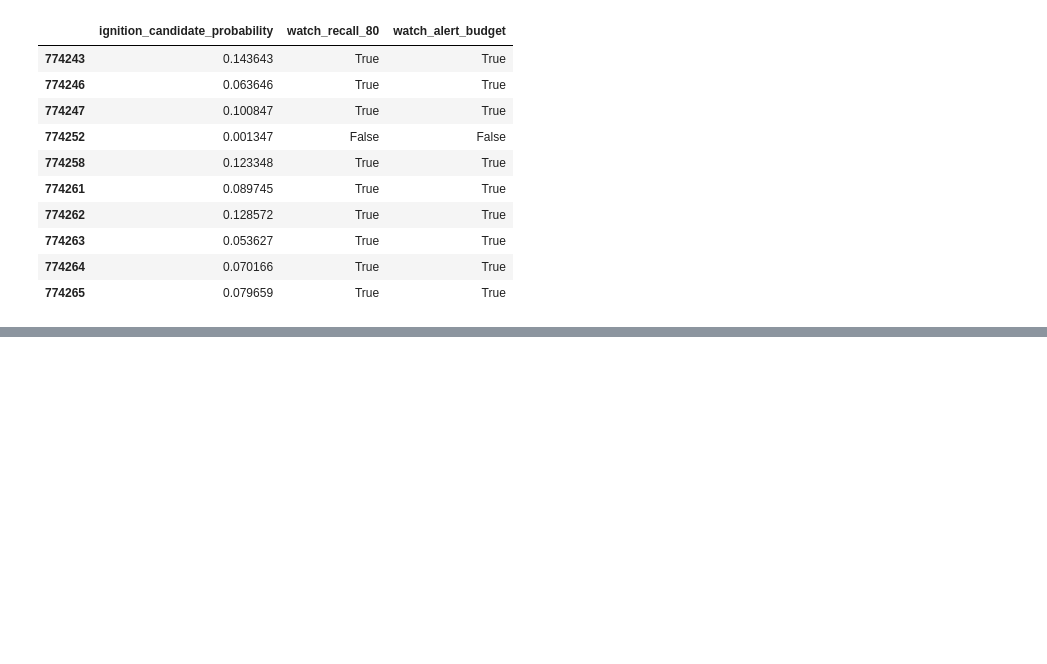
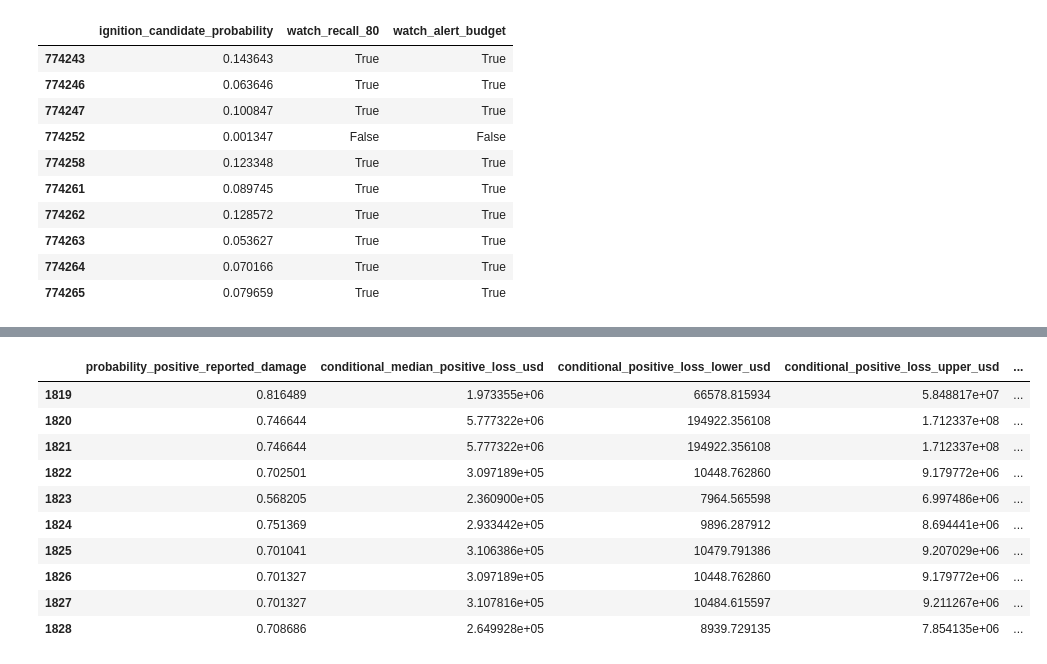
Before and after one commit to hz0410/wildfire_prediction, a Jupyter notebook: improved_model.ipynb, the cells around one changed output, grey strips where cells are left out. Saved outputs shown, nothing was run; the diff lists cells and outputs as text; code cells hidden in the pictures; blank space fills up the shorter version.

```diff
--- a/improved_model.ipynb
+++ b/improved_model.ipynb
@@ -1132,0 +1818,61 @@ display(smoke_test_predictions[[
+# %%
+def prepare_economic_context(frame):
+    context = frame.copy()
+    if "date" not in context:
+        raise ValueError("Economic context requires a date column")
+    if "STATE" not in context:
+        raise ValueError(
+            "Economic context requires NOAA-style uppercase STATE names"
+        )
+    date = pd.to_datetime(context["date"])
+    context["sin_month"] = np.sin(2 * np.pi * date.dt.month / 12)
+    context["cos_month"] = np.cos(2 * np.pi * date.dt.month / 12)
+    context["year_index"] = date.dt.year - 2020
+    for column in ["geo_area", "WFO", "CZ_TYPE"]:
+        if column not in context:
+            context[column] = "UNKNOWN"
+    return context
+
+
+def predict_economic_loss(context_frame, bundle=None):
+    bundle = bundle or joblib.load(ECONOMIC_MODEL_FILE)
+    context = prepare_economic_context(context_frame)
+    return economic_predictions(
+        context,
+        bundle["damage_probability_model"],
+        bundle["positive_loss_model"],
+        bundle["conditional_interval_log_radius"],
+    )
+
+
+def predict_ignition_and_economic_risk(feature_frame, economic_context, bundle=None):
+    if len(feature_frame) != len(economic_context):
+        raise ValueError("Feature rows and economic-context rows must align")
+    ignition = predict_grid_rows(feature_frame, bundle=bundle).reset_index(drop=True)
+    loss = predict_economic_loss(economic_context).reset_index(drop=True)
+    combined = pd.concat([ignition, loss], axis=1)
+    combined["occurrence_weighted_loss_usd"] = (
+        combined["ignition_candidate_probability"]
+        * combined["estimated_loss_usd"]
+    )
+    return combined
+
+
+# Smoke test for the economic model using held-out 2025 incidents.
+economic_smoke_context = economic_model_df.loc[
+    economic_splits["test"],
+    ["begin_date", "STATE", "geo_area", "WFO", "CZ_TYPE"],
+].head(10).rename(columns={"begin_date": "date"})
+display(predict_economic_loss(economic_smoke_context))
+# %% [output]
+|  | probability_positive_reported_damage | conditional_median_positive_loss_usd | conditional_positive_loss_lower_usd | conditional_positive_loss_upper_usd | ... |
+| 1819 | 0.816489 | 1.973355e+06 | 66578.815934 | 5.848817e+07 | ... |
+| 1820 | 0.746644 | 5.777322e+06 | 194922.356108 | 1.712337e+08 | ... |
+| 1821 | 0.746644 | 5.777322e+06 | 194922.356108 | 1.712337e+08 | ... |
+| 1822 | 0.702501 | 3.097189e+05 | 10448.762860 | 9.179772e+06 | ... |
+| 1823 | 0.568205 | 2.360900e+05 | 7964.565598 | 6.997486e+06 | ... |
+| 1824 | 0.751369 | 2.933442e+05 | 9896.287912 | 8.694441e+06 | ... |
+| 1825 | 0.701041 | 3.106386e+05 | 10479.791386 | 9.207029e+06 | ... |
+| 1826 | 0.701327 | 3.097189e+05 | 10448.762860 | 9.179772e+06 | ... |
+| 1827 | 0.701327 | 3.107816e+05 | 10484.615597 | 9.211267e+06 | ... |
+| 1828 | 0.708686 | 2.649928e+05 | 8939.729135 | 7.854135e+06 | ... |
```
Also changed, not shown: parts of 19 cells of this notebook, 13 other files.
